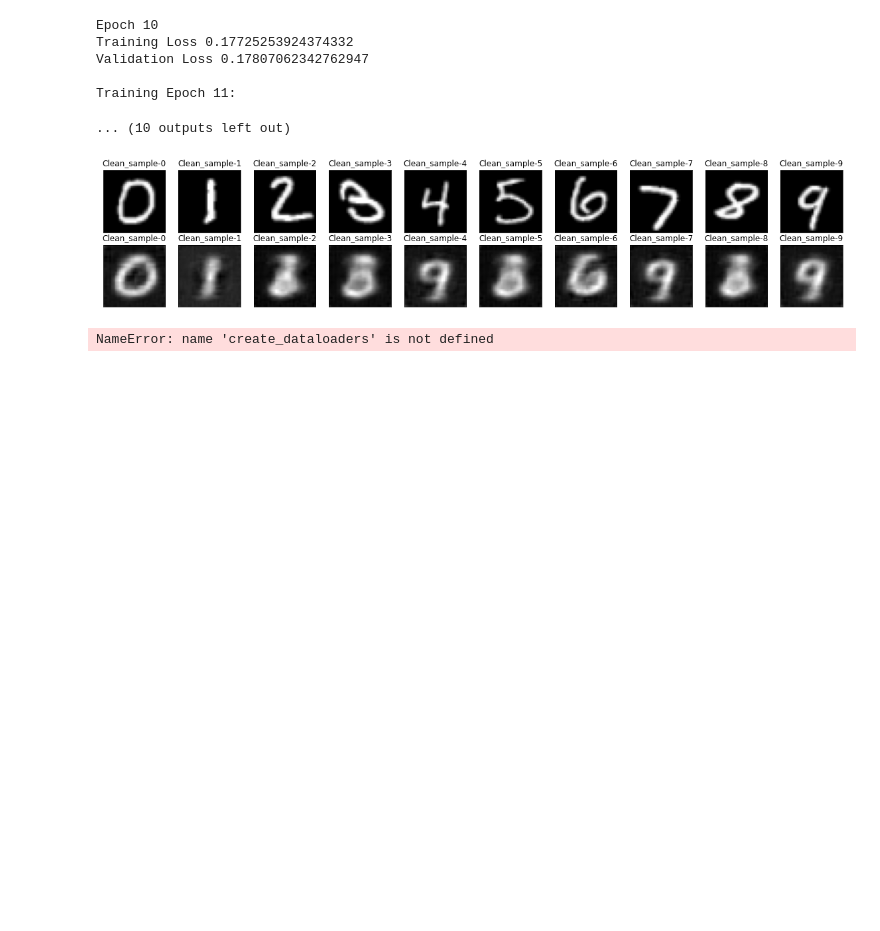
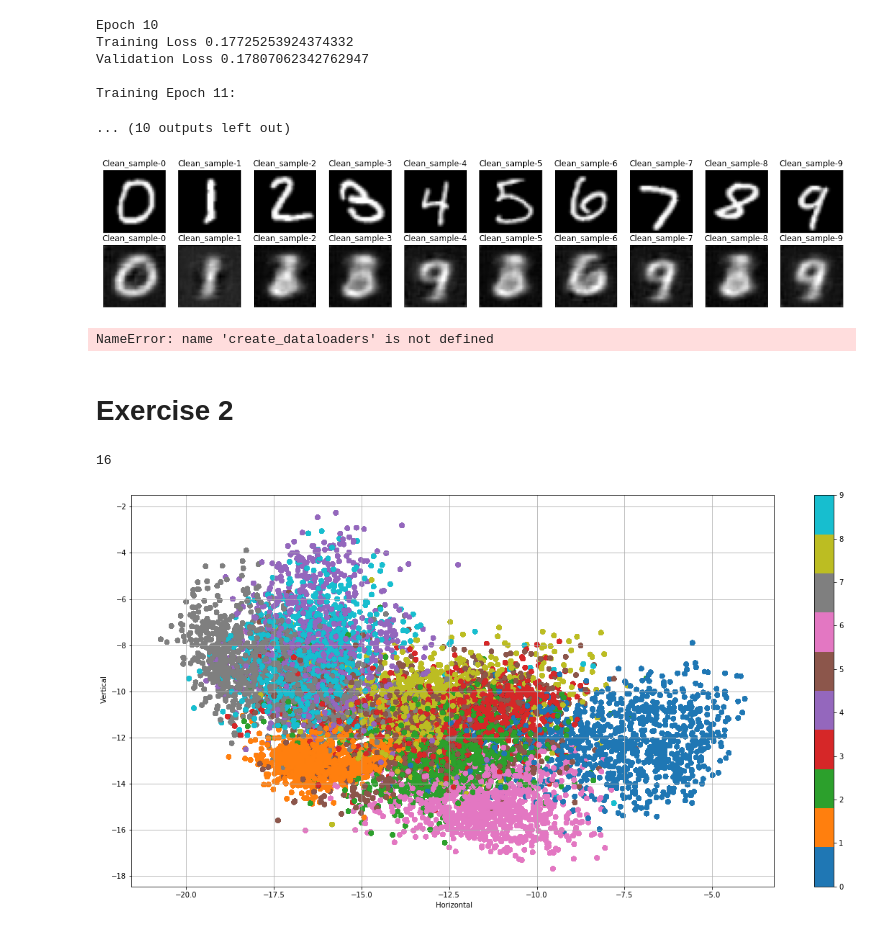
Before and after one commit to Yikeru/5LSL0, a Jupyter notebook: Assignment 3/autoencoder.ipynb, the cells around one changed output. Saved outputs shown, nothing was run; the diff lists cells and outputs as text; code cells hidden in the pictures; blank space fills up the shorter version.

```diff
--- a/Assignment 3/autoencoder.ipynb
+++ b/Assignment 3/autoencoder.ipynb
@@ -362,2 +396,4 @@ if __name__ == "__main__":
 # %% [output]
 NameError: name 'create_dataloaders' is not defined
+# %% [markdown]
+# Exercise 2
@@ -363,0 +452,11 @@ NameError: name 'create_dataloaders' is not defined
+# %%
+plt.figure(figsize=(20,10))
+latent_plot(model, test_loader)
+plt.xlabel(' Horizontal')
+plt.ylabel(' Vertical')
+# plt.xlim((0,1))
+# plt.ylim((0,1))
+plt.grid()
+# %% [output]
+16
+[figure, added]
```
Also changed, not shown: parts of 10 cells of this notebook, 1 other file.
